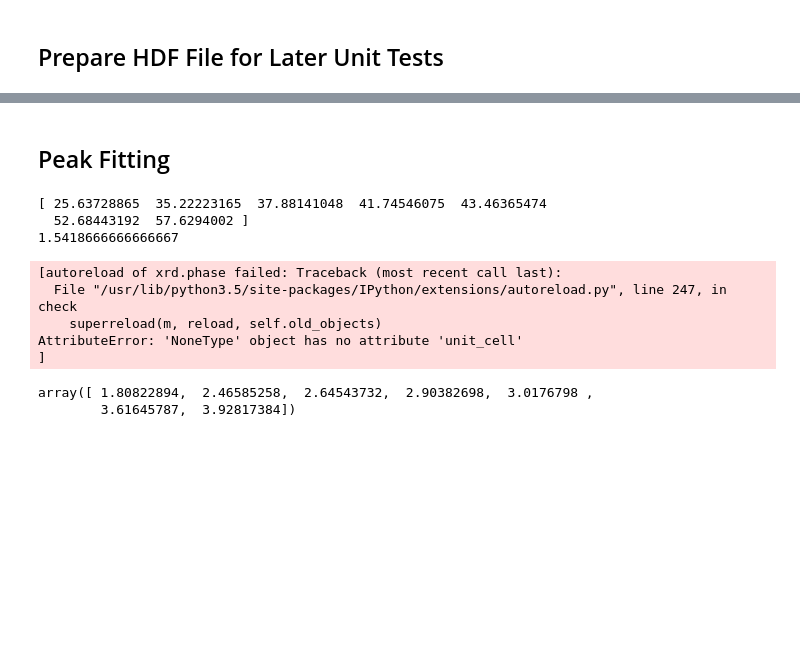
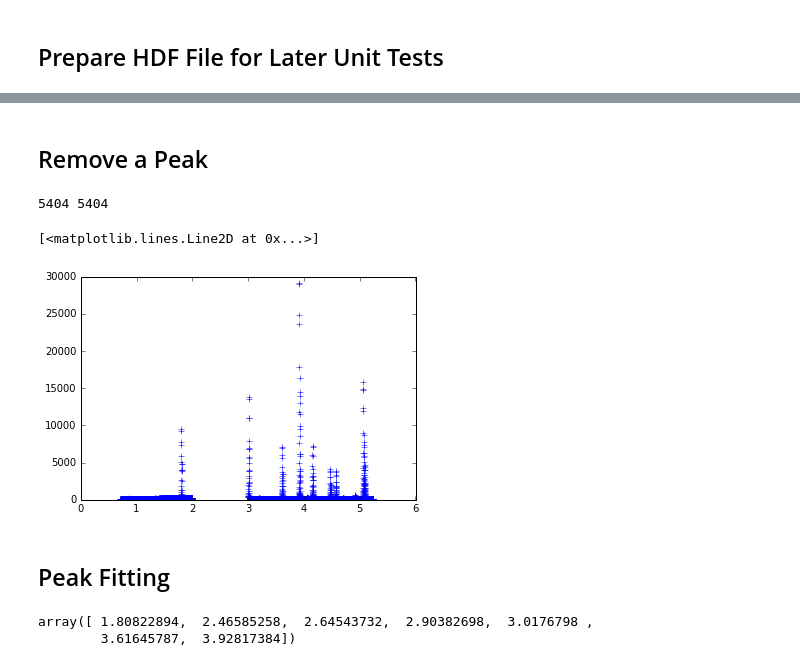
Before and after one commit to canismarko/scimap-tests, a Jupyter notebook: View_XRD_Data.ipynb, the cells around one changed output, grey strips where cells are left out. Cells and saved outputs as stored; diff of their text form; code cells hidden in the pictures; blank space fills up the shorter version.

```diff
--- a/View_XRD_Data.ipynb
+++ b/View_XRD_Data.ipynb
@@ -23,6 +34,19 @@ scimap.import_aps_34IDE_map(
+# %% [markdown]
+## Remove a Peak
+# %%
+q, y = scimap.remove_peak_from_df(x=corundum_scan.scattering_lengths,
+                          y=corundum_scan.intensities,
+                          xrange=(2, 3))
+print(len(q), len(y))
+plt.plot(q, y, marker='+', linestyle="None")
+# %% [output]
+5404 5404
+[<matplotlib.lines.Line2D at 0x...>]
+[figure, added]
 # %% [markdown]
 ## Peak Fitting
 # %%
+# Converted old unit-test angles to q
 celref_peaks = [
             ('012', 3.4746228816945104, 25.637288649553085),
             ('104', 2.5479680737754244, 35.22223164557721),
@@ -33,17 +57,7 @@ celref_peaks = [
             ('116', 1.5994489779586798, 57.62940019834231),
 ]
 two_theta = np.array([p[2] for p in celref_peaks])
-print(two_theta)
-print(scimap.tubes['Cu'].kalpha)
-scimap.twotheta_to_q(two_theta, scimap.tubes['Cu'].kalpha)
+scimap.twotheta_to_q(two_theta, scimap.tubes['Cu'].kalpha.num)
 # %% [output]
-[ 25.63728865  35.22223165  37.88141048  41.74546075  43.46365474
-  52.68443192  57.6294002 ]
-1.5418666666666667
+array([ 1.80822894,  2.46585258,  2.64543732,  2.90382698,  3.0176798 ,
+        3.61645787,  3.92817384])
-[autoreload of xrd.phase failed: Traceback (most recent call last):
-  File "/usr/lib/python3.5/site-packages/IPython/extensions/autoreload.py", line 247, in check
-    superreload(m, reload, self.old_objects)
-AttributeError: 'NoneType' object has no attribute 'unit_cell'
-]
-array([ 1.80822894,  2.46585258,  2.64543732,  2.90382698,  3.0176798 ,
-        3.61645787,  3.92817384])
```
Also changed, not shown: parts of 5 cells of this notebook, 1 other file.
